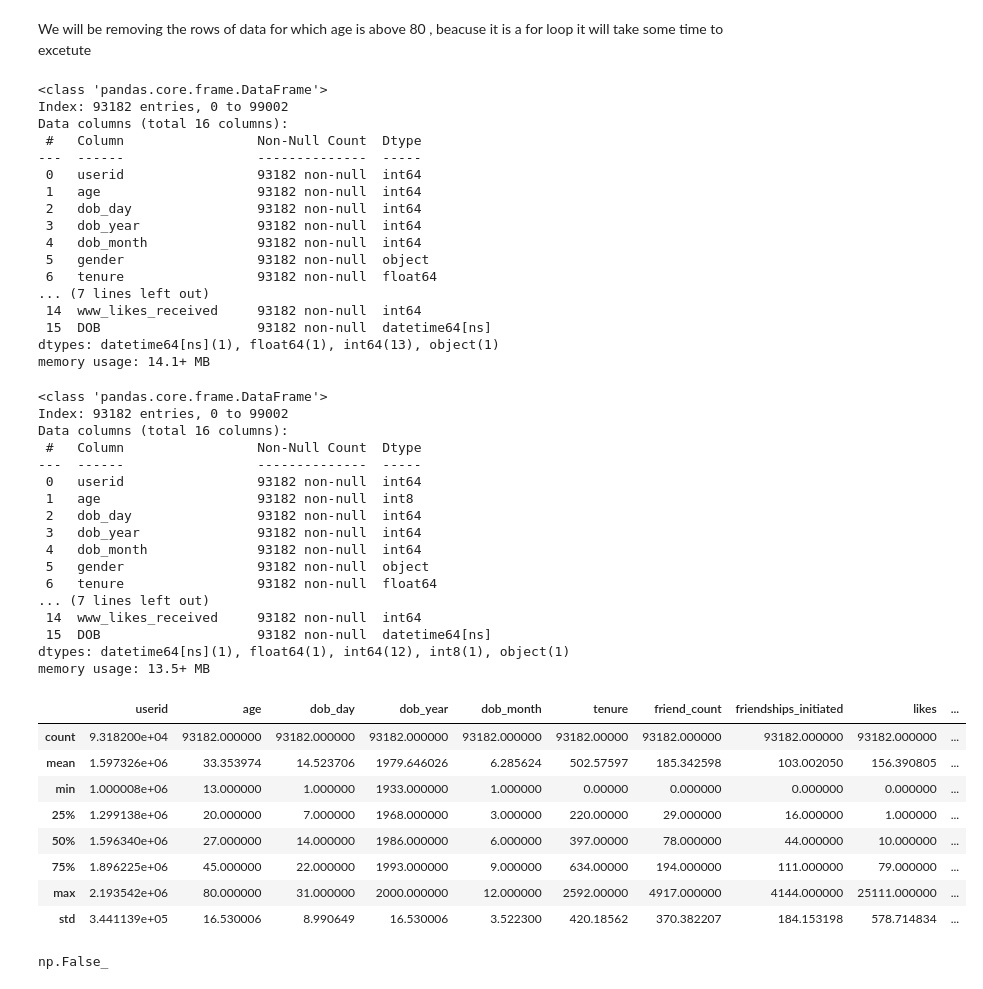
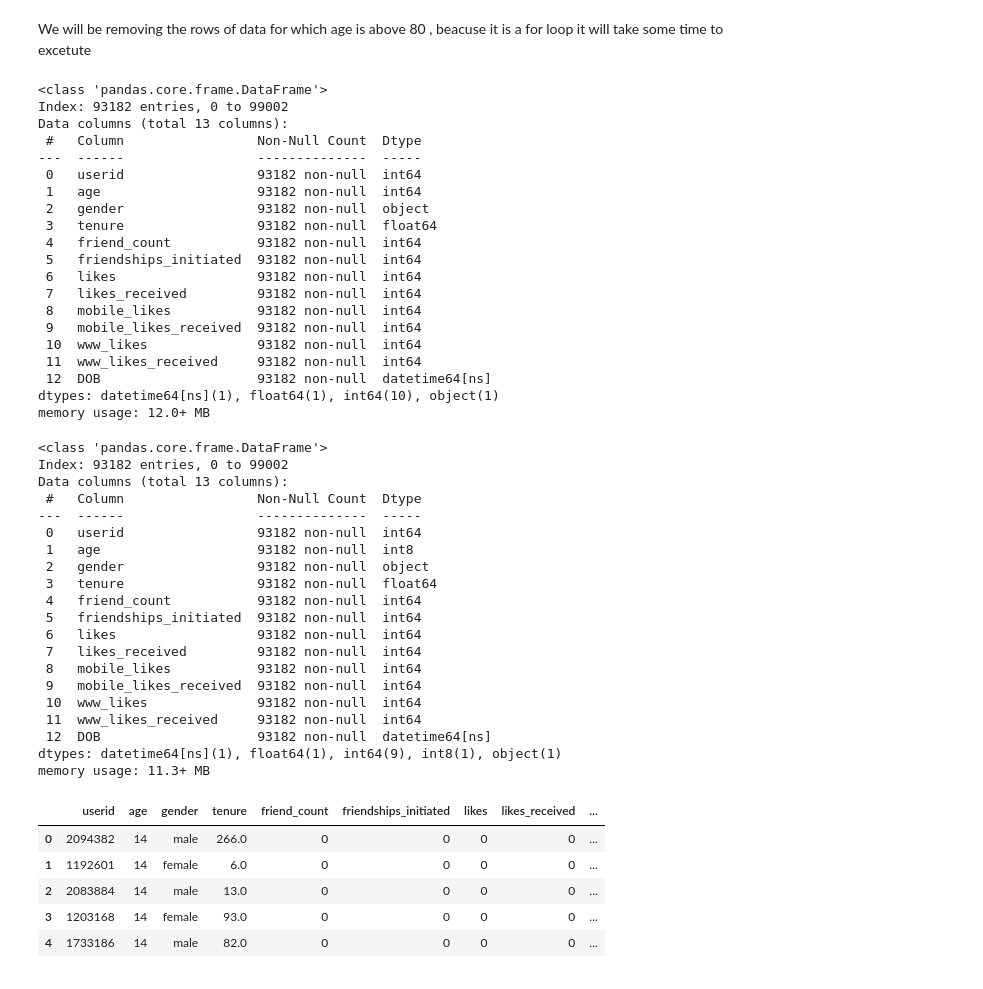
Before and after one commit to ShaikMehraj/Data_preprocess, a Jupyter notebook: Face_book.ipynb, the cells around one changed output. Cells and saved outputs as stored; diff of their text form; code cells hidden in the pictures.

```diff
--- a/Face_book.ipynb
+++ b/Face_book.ipynb
@@ -6,7 +8,7 @@ import seaborn as sns
 import scipy as sp
 import scipy.stats as stats
 # %%
-df = pd.read_csv("fb.csv")
+df = pd.read_csv("/content/fb.csv")
 # %%
 df
 # %% [output]
@@ -96,6 +99,8 @@ df['DOB'] = pd.to_datetime(df['DOB']) # Changing the data type
 df['DOB'].dtype
 # %% [output]
 dtype('<M8[ns]')
+# %%
+df = df.drop(['dob_day',	'dob_year'	,'dob_month'],axis=1)
 # %%
 pd.set_option('display.max_row', None)
 
@@ -161,21 +169,24 @@ df.info()
 # %% [output]
 <class 'pandas.core.frame.DataFrame'>
 Index: 93182 entries, 0 to 99002
-Data columns (total 16 columns):
+Data columns (total 13 columns):
  #   Column                 Non-Null Count  Dtype
 ---  ------                 --------------  -----
  0   userid                 93182 non-null  int64
  1   age                    93182 non-null  int64
- 2   dob_day                93182 non-null  int64
- 3   dob_year               93182 non-null  int64
- 4   dob_month              93182 non-null  int64
- 5   gender                 93182 non-null  object
- 6   tenure                 93182 non-null  float64
-... (7 lines left out)
- 14  www_likes_received     93182 non-null  int64
- 15  DOB                    93182 non-null  datetime64[ns]
-dtypes: datetime64[ns](1), float64(1), int64(13), object(1)
-memory usage: 14.1+ MB
+ 2   gender                 93182 non-null  object
+ 3   tenure                 93182 non-null  float64
+ 4   friend_count           93182 non-null  int64
+ 5   friendships_initiated  93182 non-null  int64
+ 6   likes                  93182 non-null  int64
+ 7   likes_received         93182 non-null  int64
+ 8   mobile_likes           93182 non-null  int64
+ 9   mobile_likes_received  93182 non-null  int64
+ 10  www_likes              93182 non-null  int64
+ 11  www_likes_received     93182 non-null  int64
+ 12  DOB                    93182 non-null  datetime64[ns]
+dtypes: datetime64[ns](1), float64(1), int64(10), object(1)
+memory usage: 12.0+ MB
 # %%
 df['age'] = pd.to_numeric(df['age'], downcast="integer")
 # %%
@@ -183,34 +194,30 @@ df.info()
 # %% [output]
 <class 'pandas.core.frame.DataFrame'>
 Index: 93182 entries, 0 to 99002
-Data columns (total 16 columns):
+Data columns (total 13 columns):
  #   Column                 Non-Null Count  Dtype
 ---  ------                 --------------  -----
  0   userid                 93182 non-null  int64
  1   age                    93182 non-null  int8
- 2   dob_day                93182 non-null  int64
- 3   dob_year               93182 non-null  int64
- 4   dob_month              93182 non-null  int64
- 5   gender                 93182 non-null  object
- 6   tenure                 93182 non-null  float64
-... (7 lines left out)
- 14  www_likes_received     93182 non-null  int64
- 15  DOB                    93182 non-null  datetime64[ns]
-dtypes: datetime64[ns](1), float64(1), int64(12), int8(1), object(1)
-memory usage: 13.5+ MB
+ 2   gender                 93182 non-null  object
+ 3   tenure                 93182 non-null  float64
+ 4   friend_count           93182 non-null  int64
+ 5   friendships_initiated  93182 non-null  int64
+ 6   likes                  93182 non-null  int64
+ 7   likes_received         93182 non-null  int64
+ 8   mobile_likes           93182 non-null  int64
+ 9   mobile_likes_received  93182 non-null  int64
+ 10  www_likes              93182 non-null  int64
+ 11  www_likes_received     93182 non-null  int64
+ 12  DOB                    93182 non-null  datetime64[ns]
+dtypes: datetime64[ns](1), float64(1), int64(9), int8(1), object(1)
+memory usage: 11.3+ MB
 # %%
-df.describe()
+df.head()
 # %% [output]
-|  | userid | age | dob_day | dob_year | dob_month | tenure | friend_count | friendships_initiated | likes | ... |
-| count | 9.318200e+04 | 93182.000000 | 93182.000000 | 93182.000000 | 93182.000000 | 93182.00000 | 93182.000000 | 93182.000000 | 93182.000000 | ... |
-| mean | 1.597326e+06 | 33.353974 | 14.523706 | 1979.646026 | 6.285624 | 502.57597 | 185.342598 | 103.002050 | 156.390805 | ... |
-| min | 1.000008e+06 | 13.000000 | 1.000000 | 1933.000000 | 1.000000 | 0.00000 | 0.000000 | 0.000000 | 0.000000 | ... |
-| 25% | 1.299138e+06 | 20.000000 | 7.000000 | 1968.000000 | 3.000000 | 220.00000 | 29.000000 | 16.000000 | 1.000000 | ... |
-| 50% | 1.596340e+06 | 27.000000 | 14.000000 | 1986.000000 | 6.000000 | 397.00000 | 78.000000 | 44.000000 | 10.000000 | ... |
-| 75% | 1.896225e+06 | 45.000000 | 22.000000 | 1993.000000 | 9.000000 | 634.00000 | 194.000000 | 111.000000 | 79.000000 | ... |
-| max | 2.193542e+06 | 80.000000 | 31.000000 | 2000.000000 | 12.000000 | 2592.00000 | 4917.000000 | 4144.000000 | 25111.000000 | ... |
-| std | 3.441139e+05 | 16.530006 | 8.990649 | 16.530006 | 3.522300 | 420.18562 | 370.382207 | 184.153198 | 578.714834 | ... |
+|  | userid | age | gender | tenure | friend_count | friendships_initiated | likes | likes_received | ... |
+| 0 | 2094382 | 14 | male | 266.0 | 0 | 0 | 0 | 0 | ... |
+| 1 | 1192601 | 14 | female | 6.0 | 0 | 0 | 0 | 0 | ... |
+| 2 | 2083884 | 14 | male | 13.0 | 0 | 0 | 0 | 0 | ... |
+| 3 | 1203168 | 14 | female | 93.0 | 0 | 0 | 0 | 0 | ... |
+| 4 | 1733186 | 14 | male | 82.0 | 0 | 0 | 0 | 0 | ... |
-# %%
-df['userid'].duplicated().any()
-# %% [output]
-np.False_
```
Also changed, not shown: parts of 8 cells of this notebook.
